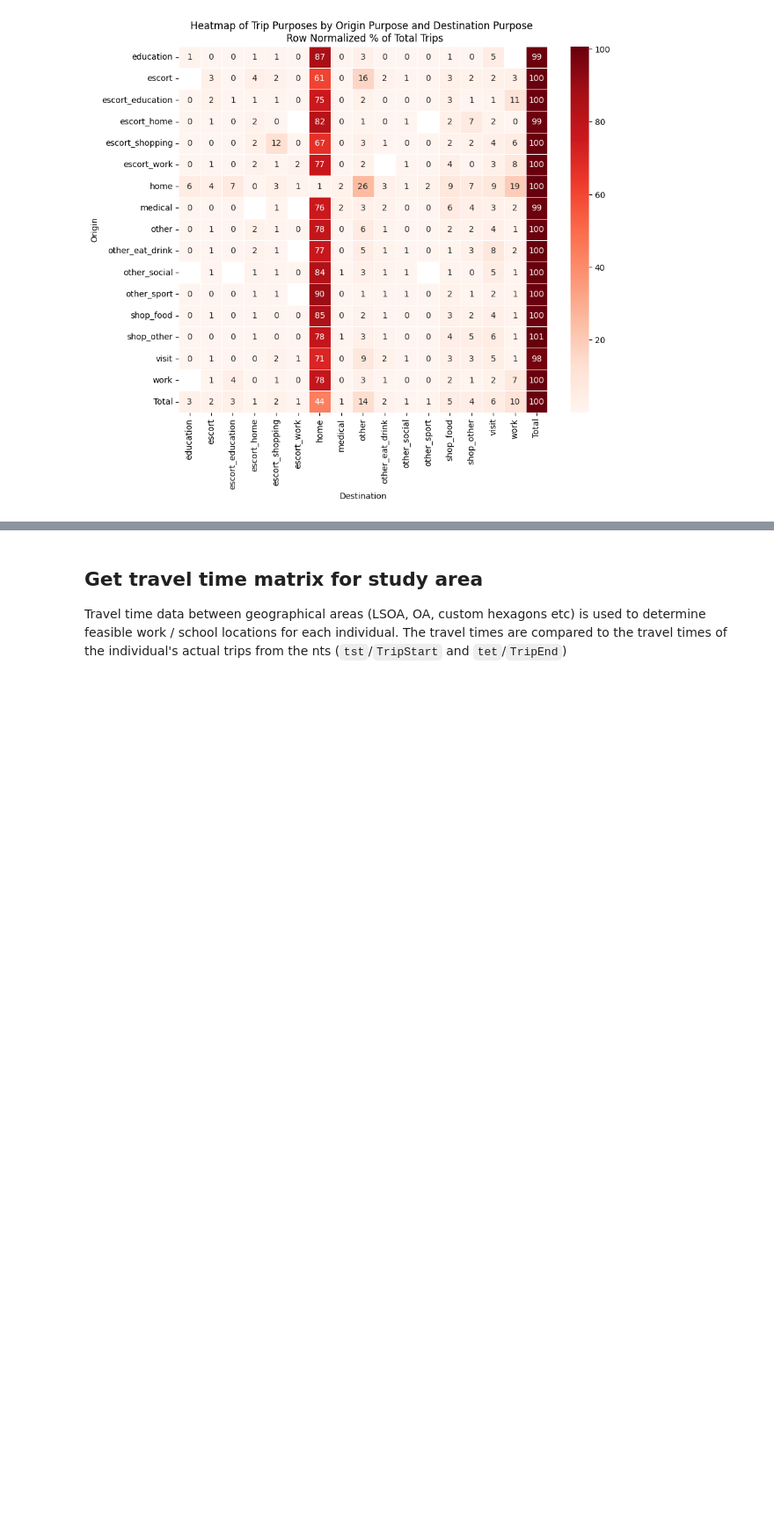
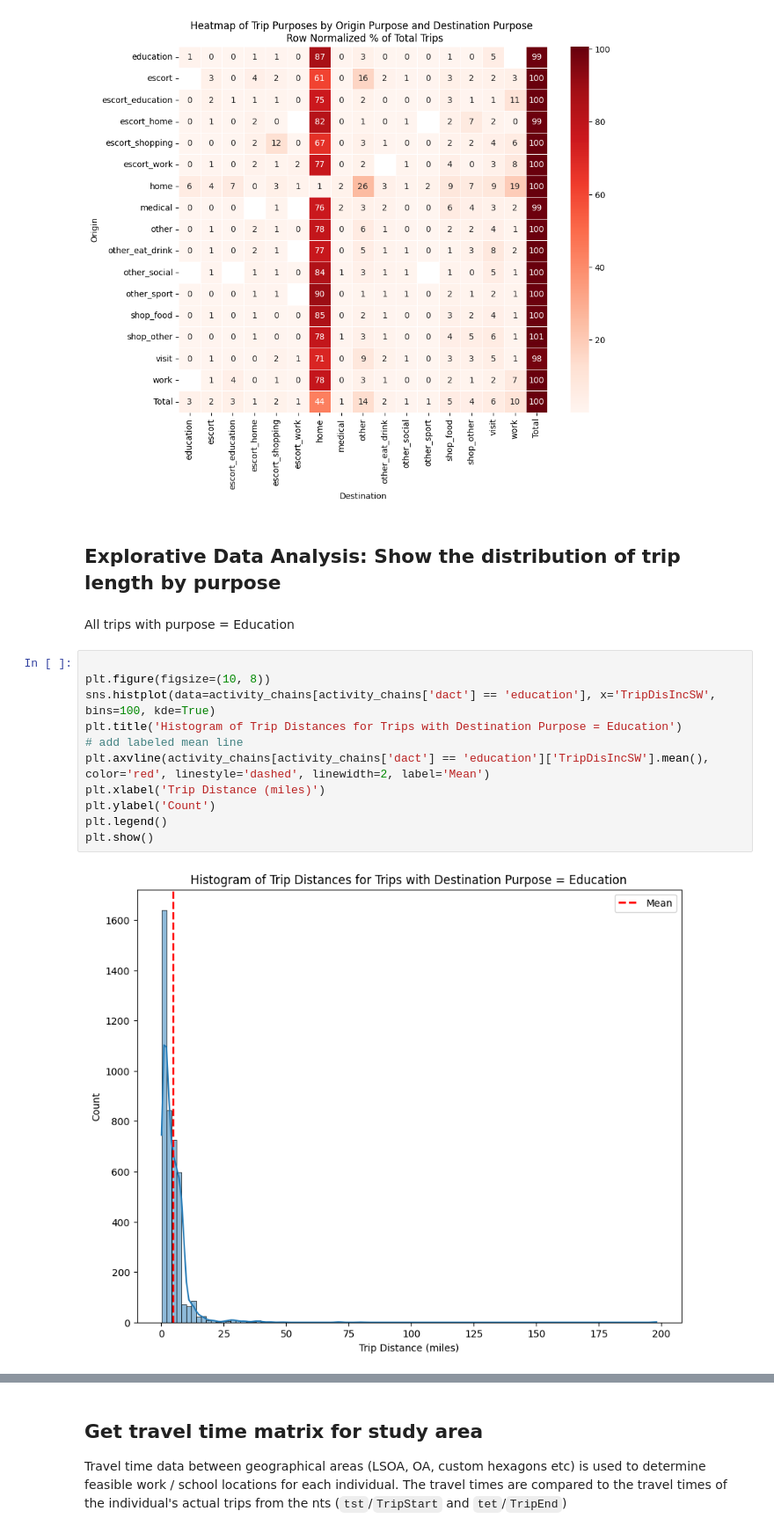
Before and after one commit to Urban-Analytics-Technology-Platform/acbm, a Jupyter notebook: notebooks/3_locations_primary.ipynb, the cells around one changed output, grey strips where cells are left out. Shown at 88% size. Drawn from its saved outputs; the diff is of its cells as text; blank space fills up the shorter version.

```diff
--- a/notebooks/3_locations_primary.ipynb
+++ b/notebooks/3_locations_primary.ipynb
@@ -190,3 +190,20 @@ plt.ylabel('Origin')
 plt.show()
 # %% [output]
 [figure]
+# %% [markdown]
+## Explorative Data Analysis: Show the distribution of trip length by purpose
+# %% [markdown]
+All trips with purpose = Education
+# %%
+
+plt.figure(figsize=(10, 8))
+sns.histplot(data=activity_chains[activity_chains['dact'] == 'education'], x='TripDisIncSW', bins=100, kde=True)
+plt.title('Histogram of Trip Distances for Trips with Destination Purpose = Education')
+# add labeled mean line
+plt.axvline(activity_chains[activity_chains['dact'] == 'education']['TripDisIncSW'].mean(), color='red', linestyle='dashed', linewidth=2, label='Mean')
+plt.xlabel('Trip Distance (miles)')
+plt.ylabel('Count')
+plt.legend()
+plt.show()
+# %% [output]
+[figure, added]
```
Also changed, not shown: parts of 6 cells of this notebook.
